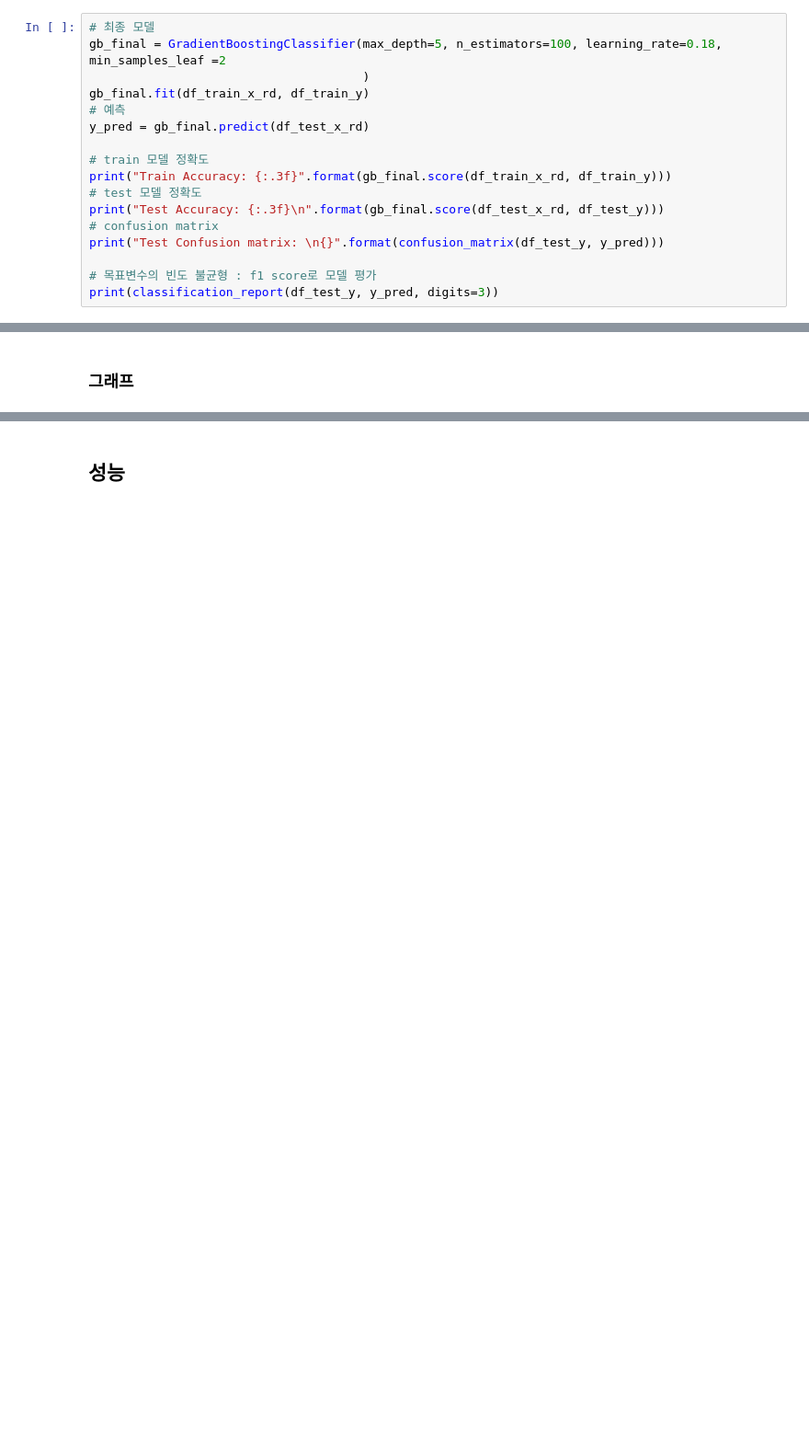
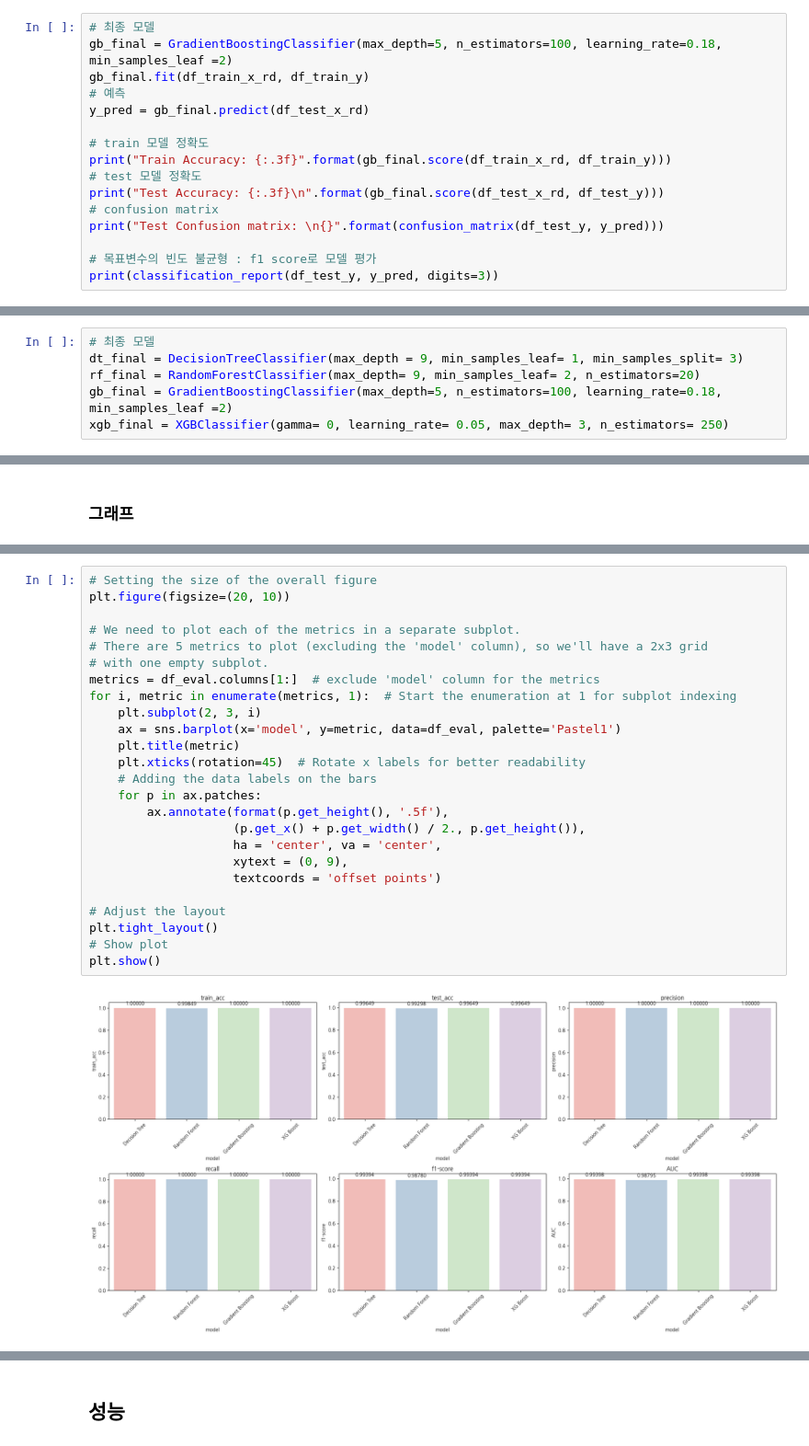
Before and after one commit to Seojiii/plate_project, a Jupyter notebook: 0312_REAL_FINAL_sg.ipynb, the cells around one changed output, grey strips where cells are left out. Shown at 92% size. Cells and saved outputs as stored; diff of their text form; blank space fills up the shorter version.

```diff
--- a/0312_REAL_FINAL_sg.ipynb
+++ b/0312_REAL_FINAL_sg.ipynb
@@ -3078,8 +3082,7 @@ Test Confusion matrix:
 ### Final model
 # %%
 # 최종 모델
-gb_final = GradientBoostingClassifier(max_depth=5, n_estimators=100, learning_rate=0.18, min_samples_leaf =2
-                                      )
+gb_final = GradientBoostingClassifier(max_depth=5, n_estimators=100, learning_rate=0.18, min_samples_leaf =2)
 gb_final.fit(df_train_x_rd, df_train_y)
 # 예측
 y_pred = gb_final.predict(df_test_x_rd)
@@ -3796,6 +3799,12 @@ weighted avg      0.865     0.867     0.866       285
 # 최종 데이터 선택
 df_train_final = df_train_x_rd[['rolling_temp', 'fur_soak_temp', 'descaling_count']]
 df_test_final = df_test_x_rd[['rolling_temp', 'fur_soak_temp', 'descaling_count']]
+# %%
+# 최종 모델
+dt_final = DecisionTreeClassifier(max_depth = 9, min_samples_leaf= 1, min_samples_split= 3)
+rf_final = RandomForestClassifier(max_depth= 9, min_samples_leaf= 2, n_estimators=20)
+gb_final = GradientBoostingClassifier(max_depth=5, n_estimators=100, learning_rate=0.18, min_samples_leaf =2)
+xgb_final = XGBClassifier(gamma= 0, learning_rate= 0.05, max_depth= 3, n_estimators= 250)
 # %%
 # 모델 성능 리스트
 train_acc = []
@@ -3937,0 +3941,27 @@ df_eval
+# %%
+# Setting the size of the overall figure
+plt.figure(figsize=(20, 10))
+
+# We need to plot each of the metrics in a separate subplot.
+# There are 5 metrics to plot (excluding the 'model' column), so we'll have a 2x3 grid
+# with one empty subplot.
+metrics = df_eval.columns[1:]  # exclude 'model' column for the metrics
+for i, metric in enumerate(metrics, 1):  # Start the enumeration at 1 for subplot indexing
+    plt.subplot(2, 3, i)
+    ax = sns.barplot(x='model', y=metric, data=df_eval, palette='Pastel1')
+    plt.title(metric)
+    plt.xticks(rotation=45)  # Rotate x labels for better readability
+    # Adding the data labels on the bars
+    for p in ax.patches:
+        ax.annotate(format(p.get_height(), '.5f'),
+                    (p.get_x() + p.get_width() / 2., p.get_height()),
+                    ha = 'center', va = 'center',
+                    xytext = (0, 9),
+                    textcoords = 'offset points')
+
+# Adjust the layout
+plt.tight_layout()
+# Show plot
+plt.show()
+# %% [output]
+[figure, added]
```
Also changed, not shown: parts of 10 cells of this notebook.
